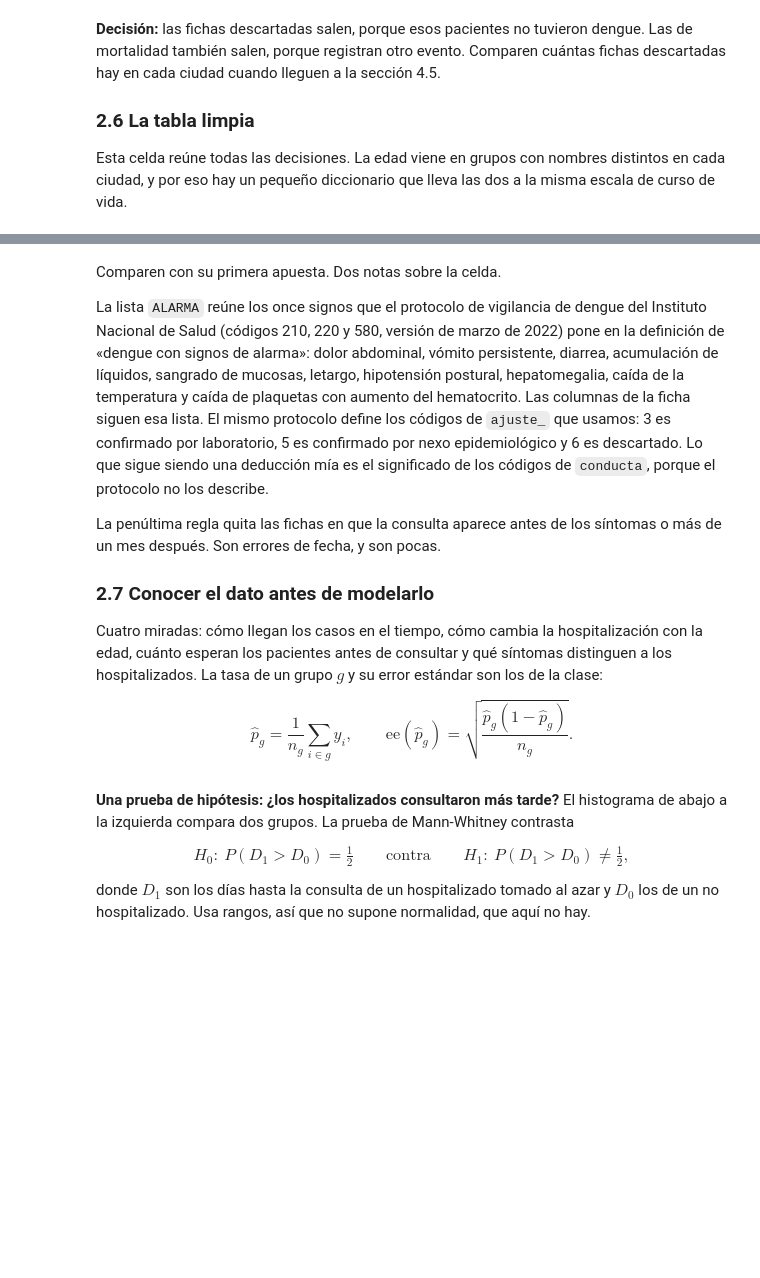
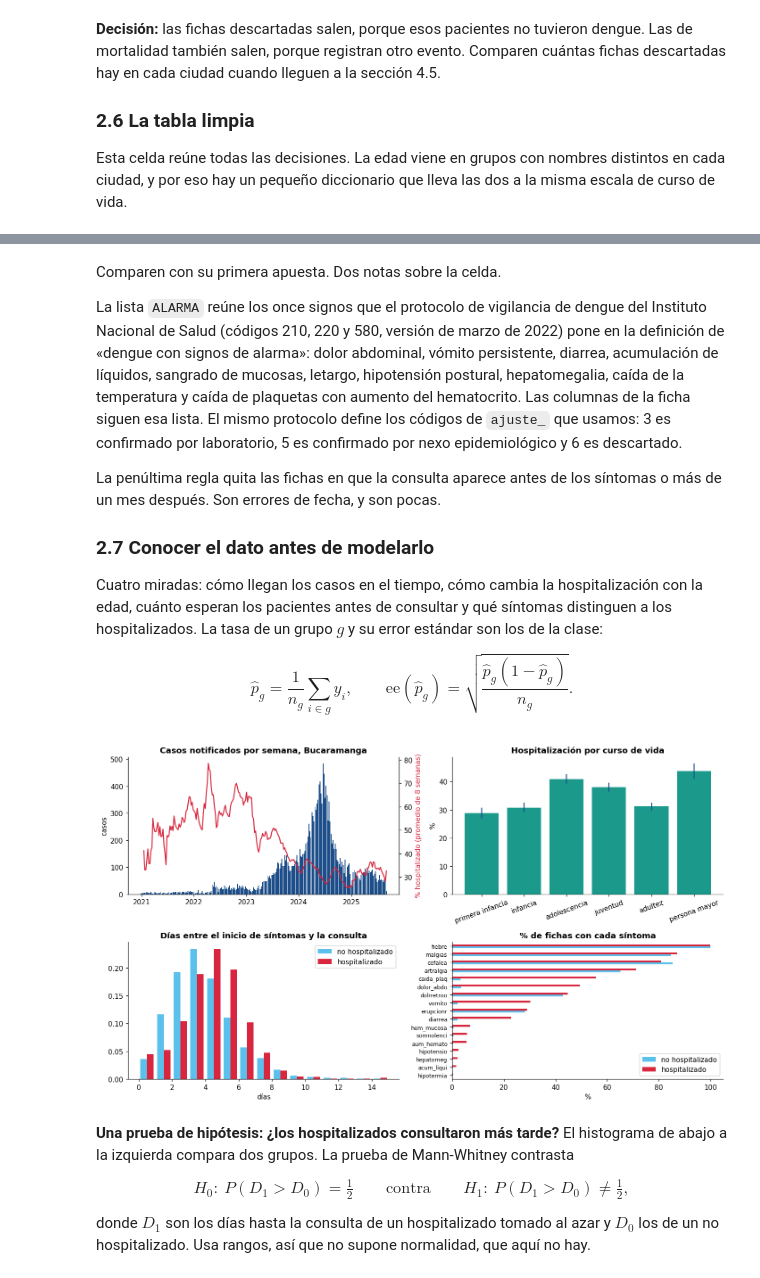
Before and after one commit to cmorregof/taller-cd-ml-2026-2, a Jupyter notebook: clases/02_limpieza/02b_dengue.ipynb, the cells around one changed output, grey strips where cells are left out. Cells and saved outputs as stored; diff of their text form; code cells hidden in the pictures; blank space fills up the shorter version.

```diff
--- a/clases/02_limpieza/02b_dengue.ipynb
+++ b/clases/02_limpieza/02b_dengue.ipynb
@@ -105,6 +199,6 @@ print(crudo["estrato_"].astype(str).value_counts().to_string())
 # %% [markdown]
 Si alguien promedia el estrato sin mirar, cada `-89` entra a la cuenta como un estrato negativo. El promedio sale absurdo y nadie avisa. **Decisión:** todo `-89` se convierte en faltante.
 # %%
-estrato = codigo("estrato_").replace(____, np.nan)          # HUECO 1: el número que disfraza los faltantes
+estrato = codigo("estrato_").replace(-89, np.nan)          # HUECO 1: el número que disfraza los faltantes
 print("Estrato promedio sin limpiar:", round(codigo("estrato_").mean(), 2), "| limpio:", round(estrato.mean(), 2))
 print("Fichas sin estrato:", int(estrato.isna().sum()))
@@ -122,10 +223,10 @@ Casi todas las fechas vienen como `2024-06-24T00:00:00.000`. En Bucaramanga, una
 def fecha(columna):
     valores = crudo[columna].astype(str)
     iso = pd.to_datetime(valores.str[:10], format="%Y-%m-%d", errors="coerce")
-    con_barras = pd.to_datetime(valores, format=____, errors="coerce")     # HUECO 2: el formato día/mes/año con barras, entre comillas
+    con_barras = pd.to_datetime(valores, format="%d/%m/%Y", errors="coerce")     # HUECO 2: el formato día/mes/año con barras, entre comillas
     resultado = iso.fillna(con_barras)
     return resultado.where(resultado.dt.year > 1900)
 
-notificacion, sintomas, consulta = fecha("fec_not"), fecha("ini_sin_"), fecha("fec_con_")
+notificacion, sintomas, consulta = fecha("fec_not"), fecha("ini_sin_"), fecha("fec_con_") ## Inicio de síntomas se guarda como un dato temporal en la variable sintomas
 print("Fechas de notificación sin leer:", int(notificacion.isna().sum()))
 print("Notificaciones entre", notificacion.min().date(), "y", notificacion.max().date())
@@ -158,10 +278,0 @@ Para `conducta` y `clasfinal` no conseguí el diccionario oficial al preparar la
-# %%
-reciente = (anio >= DESDE).values
-hospitalizado = codigo("pac_hos_") == 1
-grave = codigo("cod_eve") == 220                       # 210 es dengue, 220 es dengue grave, 580 es mortalidad por dengue
-for columna in ["conducta", "clasfinal"]:
-    valor = texto(columna).str.replace(r"\.0$", "", regex=True)[reciente]
-    evidencia = pd.DataFrame({"fichas": valor.value_counts(),
-                              "% hospitalizado": (hospitalizado[reciente].groupby(valor).mean() * 100).round(1),
-                              "% notificado como dengue grave": (grave[reciente].groupby(valor).mean() * 100).round(1)})
-    print(columna); print(evidencia[evidencia["fichas"] >= 20].sort_index().to_string(), "\n")
@@ -201,7 +310,7 @@ limpio["mujer"] = (texto("sexo_") == "F").astype(float)
 limpio["curso_de_vida"] = texto(COLUMNA_EDAD[CIUDAD]).map(CURSO_DE_VIDA)
 limpio["estrato"] = estrato.where(estrato.between(1, 6))
 limpio["subsidiado"] = (texto("tip_ss_").str[0] == "S").astype(float)       # la primera letra sirve para los dos sistemas: S y SUBSIDIADO
-limpio["dias_hasta_consulta"] = (consulta - ____).dt.days            # HUECO 4: la fecha que se resta para saber cuánto esperó el paciente
+limpio["dias_hasta_consulta"] = (consulta - sintomas).dt.days            # HUECO 4: la fecha que se resta para saber cuánto esperó el paciente
 for columna in SINTOMAS + ALARMA:
     limpio[columna] = (codigo(columna) == 1).astype(float)
 limpio["signos_de_alarma"] = limpio[ALARMA].sum(axis=1)                     # cuántos signos de alarma marca cada ficha
@@ -211,8 +320,8 @@ limpio["conducta"] = codigo("conducta").fillna(texto("conducta").map(CONDUCTA))
 limpio["clasfinal"] = codigo("clasfinal").fillna(texto("clasfinal").map(CLASIFICACION))
 
 antes = len(limpio)
-es_caso = (codigo("ajuste_") != ____) & (codigo("cod_eve") != 580)           # HUECO 5: el código de ajuste que marca un caso descartado
-limpio = limpio[es_caso & (limpio["fecha"].dt.year >= ____)]            # HUECO 6: el parámetro que fija el primer año
+es_caso = (codigo("ajuste_") != 6) & (codigo("cod_eve") != 580)           # HUECO 5: el código de ajuste que marca un caso descartado
+limpio = limpio[es_caso & (limpio["fecha"].dt.year >= DESDE)]            # HUECO 6: el parámetro que fija el primer año
 limpio = limpio[limpio["dias_hasta_consulta"].between(0, 30) | limpio["dias_hasta_consulta"].isna()]
 limpio = limpio.sort_values("fecha").reset_index(drop=True)
 
@@ -231,7 +351,7 @@ display(registro.tabla())
 # %% [markdown]
 Comparen con su primera apuesta. Dos notas sobre la celda.
 
-La lista `ALARMA` reúne los once signos que el protocolo de vigilancia de dengue del Instituto Nacional de Salud (códigos 210, 220 y 580, versión de marzo de 2022) pone en la definición de «dengue con signos de alarma»: dolor abdominal, vómito persistente, diarrea, acumulación de líquidos, sangrado de mucosas, letargo, hipotensión postural, hepatomegalia, caída de la temperatura y caída de plaquetas con aumento del hematocrito. Las columnas de la ficha siguen esa lista. El mismo protocolo define los códigos de `ajuste_` que usamos: 3 es confirmado por laboratorio, 5 es confirmado por nexo epidemiológico y 6 es descartado. Lo que sigue siendo una deducción mía es el significado de los códigos de `conducta`, porque el protocolo no los describe.
+La lista `ALARMA` reúne los once signos que el protocolo de vigilancia de dengue del Instituto Nacional de Salud (códigos 210, 220 y 580, versión de marzo de 2022) pone en la definición de «dengue con signos de alarma»: dolor abdominal, vómito persistente, diarrea, acumulación de líquidos, sangrado de mucosas, letargo, hipotensión postural, hepatomegalia, caída de la temperatura y caída de plaquetas con aumento del hematocrito. Las columnas de la ficha siguen esa lista. El mismo protocolo define los códigos de `ajuste_` que usamos: 3 es confirmado por laboratorio, 5 es confirmado por nexo epidemiológico y 6 es descartado.
 
 La penúltima regla quita las fichas en que la consulta aparece antes de los síntomas o más de un mes después. Son errores de fecha, y son pocas.
 
@@ -243,28 +363,30 @@ $$\hat p_g=\frac{1}{n_g}\sum_{i\in g}y_i,\qquad \text{ee}(\hat p_g)=\sqrt{\frac{
 # %%
 nombres_edad = ["primera infancia", "infancia", "adolescencia", "juventud", "adultez", "persona mayor"]
 semana = limpio["fecha"].dt.to_period("W").dt.start_time
 fig, ejes = plt.subplots(2, 2, figsize=(13, 7.5))
 
 por_semana = y.groupby(semana).agg(["size", "mean"])
 ejes[0, 0].bar(por_semana.index, por_semana["size"], width=6, color="#1D4E89")
 ejes[0, 0].set(title=f"Casos notificados por semana, {CIUDAD.title()}", ylabel="casos")
 otro = ejes[0, 0].twinx(); otro.plot(por_semana.index, por_semana["mean"].rolling(8, min_periods=4).mean() * 100, color="#D7263D")
 otro.set_ylabel("% hospitalizado (promedio de 8 semanas)", color="#D7263D"); otro.spines["right"].set_visible(True)
 
 por_edad = y.groupby(limpio["curso_de_vida"]).agg(["size", "mean"])
 error = np.sqrt(por_edad["mean"] * (1 - por_edad["mean"]) / por_edad["size"])
 ejes[0, 1].bar([nombres_edad[int(i)] for i in por_edad.index], por_edad["mean"] * 100, yerr=2 * error * 100, color="#1B998B", ecolor="#1D4E89")
 ejes[0, 1].set(title="Hospitalización por curso de vida", ylabel="%"); ejes[0, 1].tick_params(axis="x", rotation=20)
 
 dias = limpio["dias_hasta_consulta"].dropna()
 ejes[1, 0].hist([dias[y == 0], dias[y == 1]], bins=range(0, 16), density=True, color=["#5BC0EB", "#D7263D"], label=["no hospitalizado", "hospitalizado"])
 ejes[1, 0].set(title="Días entre el inicio de síntomas y la consulta", xlabel="días"); ejes[1, 0].legend()
 
-frecuencia = limpio.groupby("hospitalizado")[SINTOMAS + ALARMA].____().T * 100          # HUECO 7: la operación que convierte ceros y unos en una fracción
+frecuencia = limpio.groupby("hospitalizado")[SINTOMAS + ALARMA].mean().T * 100          # HUECO 7: la operación que convierte ceros y unos en una fracción
 frecuencia.columns = ["no hospitalizado", "hospitalizado"]
 frecuencia.sort_values("hospitalizado").plot.barh(ax=ejes[1, 1], color=["#5BC0EB", "#D7263D"])
 ejes[1, 1].set(title="% de fichas con cada síntoma", xlabel="%"); ejes[1, 1].tick_params(axis="y", labelsize=8)
 plt.tight_layout(); plt.show()
+# %% [output]
+[figure, added]
 # %% [markdown]
 **Una prueba de hipótesis: ¿los hospitalizados consultaron más tarde?** El histograma de abajo a la izquierda compara dos grupos. La prueba de Mann-Whitney contrasta
 
```
Also changed, not shown: parts of 24 cells of this notebook.
